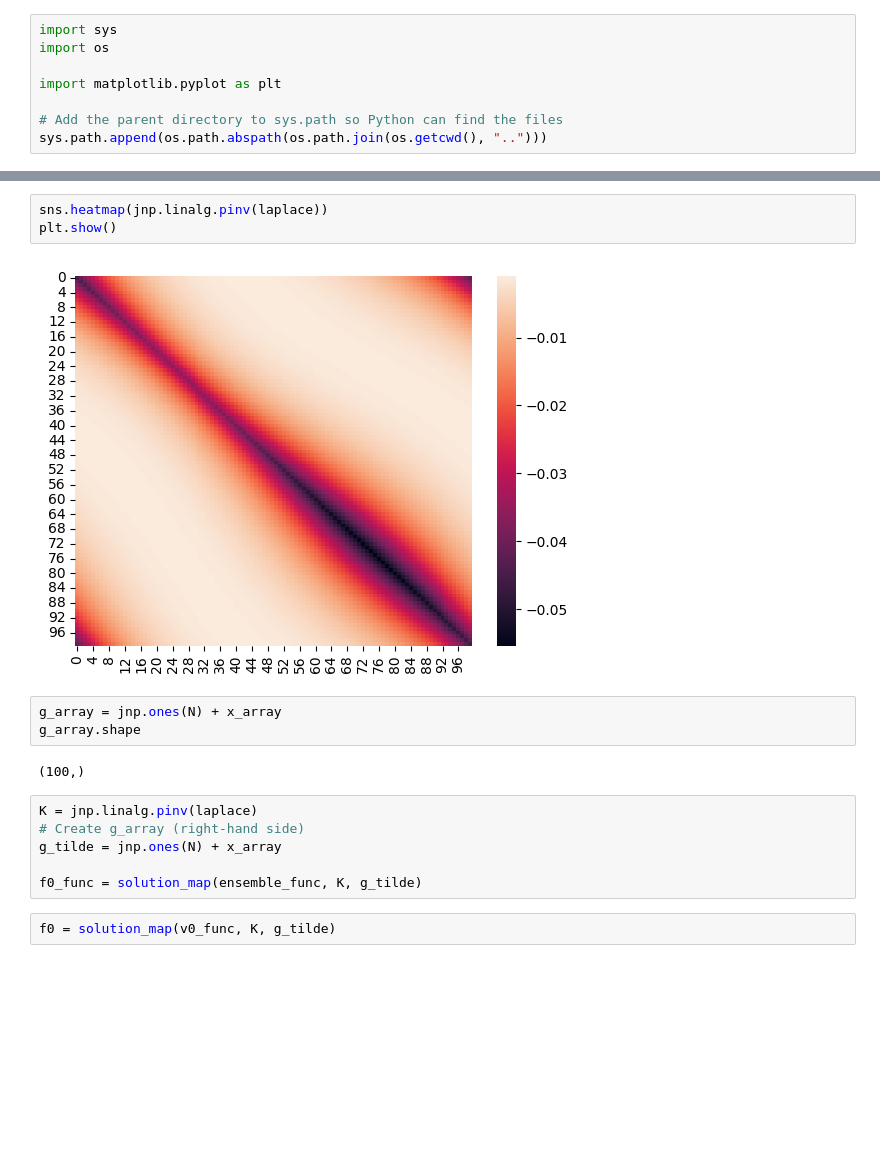
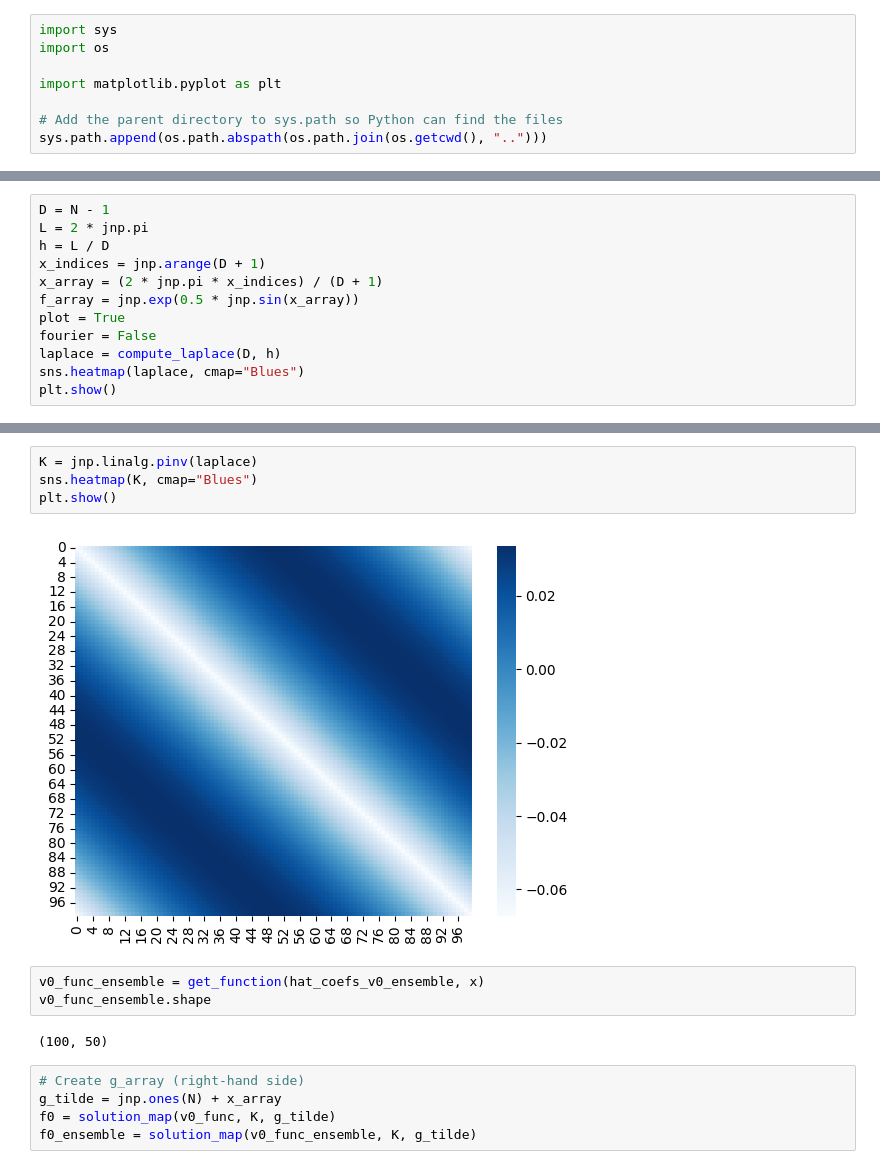
Before and after one commit to Tienstra/EarlyStoppingBIP, a Jupyter notebook: Notebooks/Schrödinger.ipynb, the cells around one changed output, grey strips where cells are left out. Saved outputs shown, nothing was run; the diff lists cells and outputs as text; blank space fills up the shorter version.

```diff
--- a/Notebooks/Schrödinger.ipynb
+++ b/Notebooks/Schrödinger.ipynb
@@ -276,0 +119,12 @@ laplace = model.operator
+# %%
+D = N - 1
+L = 2 * jnp.pi
+h = L / D
+x_indices = jnp.arange(D + 1)
+x_array = (2 * jnp.pi * x_indices) / (D + 1)
+f_array = jnp.exp(0.5 * jnp.sin(x_array))
+plot = True
+fourier = False
+laplace = compute_laplace(D, h)
+sns.heatmap(laplace, cmap="Blues")
+plt.show()
@@ -277,21 +133,19 @@ laplace = model.operator
 # %%
-sns.heatmap(jnp.linalg.pinv(laplace))
+K = jnp.linalg.pinv(laplace)
+sns.heatmap(K, cmap="Blues")
 plt.show()
 # %% [output]
-[figure, old version]
+[figure, new version]
-# %%
-g_array = jnp.ones(N) + x_array
-g_array.shape
-# %% [output]
-(100,)
+# %%
+v0_func_ensemble = get_function(hat_coefs_v0_ensemble, x)
+v0_func_ensemble.shape
+# %% [output]
+(100, 50)
 # %%
-K = jnp.linalg.pinv(laplace)
 # Create g_array (right-hand side)
 g_tilde = jnp.ones(N) + x_array
-
-f0_func = solution_map(ensemble_func, K, g_tilde)
+f0 = solution_map(v0_func, K, g_tilde)
+f0_ensemble = solution_map(v0_func_ensemble, K, g_tilde)
-# %%
-f0 = solution_map(v0_func, K, g_tilde)
 # %%
 q = jnp.array([0.025, 0.975])
 
```
Also changed, not shown: parts of 19 cells of this notebook.
